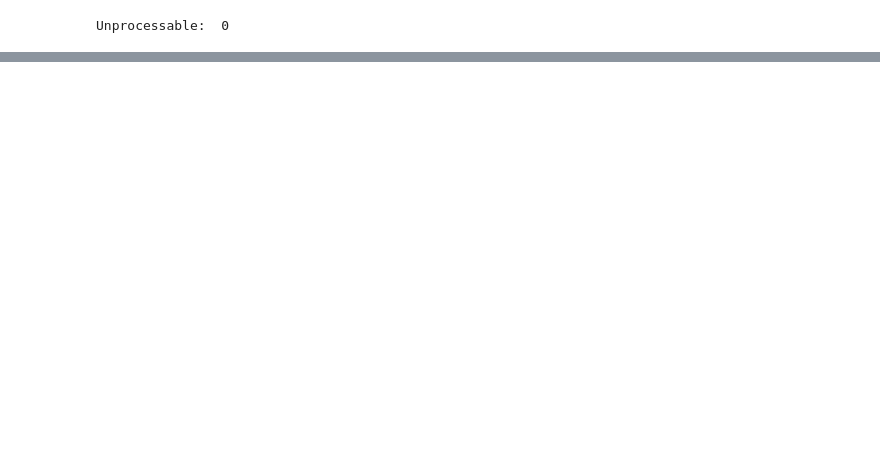
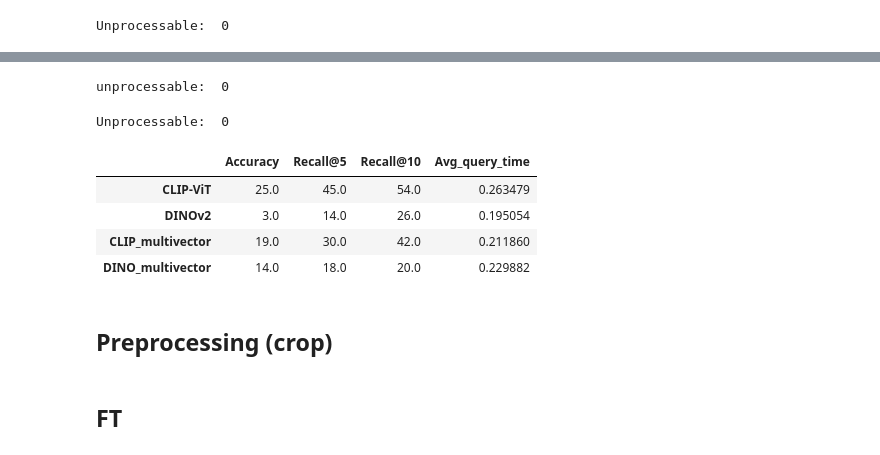
Before and after one commit to InnaBoby/SneakerSearch, a Jupyter notebook: scripts/experiments.ipynb, the cells around one changed output, grey strips where cells are left out. Saved outputs shown, nothing was run; the diff lists cells and outputs as text; code cells hidden in the pictures; blank space fills up the shorter version.

Commit message:
with multivector

```diff
--- a/scripts/experiments.ipynb
+++ b/scripts/experiments.ipynb
@@ -240,7 +260,7 @@ def get_image_embedding(img_path):
 
     preproc_image = processor(images=image, return_tensors="pt").to(device)
     with torch.inference_mode():
-        outputs = model(**preproc_image)
+        outputs = model_dino(**preproc_image)
         image_emb = outputs.last_hidden_state[:, 0, :] # CLS-token
         # Нормализуем эмбеддинг (это важно для поиска в Qdrant)
         image_emb /= image_emb.norm(dim=-1, keepdim=True)
@@ -275,0 +409,8 @@ table
+# %%
+collection_name = "Sneakers_CLIP_multivector"
+
+create_multivector_db(
+    client,
+    collection_name,
+    emb_dim = 512,
+    data = grouped)
@@ -275,0 +459,12 @@ table
+# %%
+recall_10_clip_multivectors, recall_5_clip_multivectors, accuracy_clip_multivectors, avg_query_time_clip_multivectors = count_metrics(collection_name)
+
+df_data = {
+    "Accuracy" : [accuracy_clip, accuracy_dino, accuracy_clip_multivectors],
+    "Recall@5": [recall_5_clip, recall_5_dino, recall_5_clip_multivectors],
+    "Recall@10": [recall_10_clip, recall_10_dino, recall_10_clip_multivectors],
+    "Avg_query_time": [avg_query_time_clip, avg_query_time_dino, avg_query_time_clip_multivectors]
+}
+
+table = pd.DataFrame(data=df_data)
+table
@@ -275,0 +489,33 @@ table
+# %%
+collection_name = "Sneakers_DINO_multivector"
+
+create_multivector_db(
+    client,
+    collection_name,
+    emb_dim = 1024,
+    data = grouped)
+# %% [output]
+unprocessable:  0
+# %%
+recall_10_dino_multivectors, recall_5_dino_multivectors, accuracy_dino_multivectors, avg_query_time_dino_multivectors = count_metrics(collection_name)
+
+df_data = {
+    "Accuracy" : [accuracy_clip, accuracy_dino, accuracy_clip_multivectors, accuracy_dino_multivectors],
+    "Recall@5": [recall_5_clip, recall_5_dino, recall_5_clip_multivectors, recall_5_dino_multivectors],
+    "Recall@10": [recall_10_clip, recall_10_dino, recall_10_clip_multivectors, recall_10_dino_multivectors],
+    "Avg_query_time": [avg_query_time_clip, avg_query_time_dino, avg_query_time_clip_multivectors, avg_query_time_dino_multivectors]
+}
+
+table = pd.DataFrame(data=df_data, index=["CLIP-ViT", "DINOv2", "CLIP_multivector", "DINO_multivector"])
+table
+# %% [output]
+Unprocessable:  0
+|  | Accuracy | Recall@5 | Recall@10 | Avg_query_time |
+| CLIP-ViT | 25.0 | 45.0 | 54.0 | 0.263479 |
+| DINOv2 | 3.0 | 14.0 | 26.0 | 0.195054 |
+| CLIP_multivector | 19.0 | 30.0 | 42.0 | 0.211860 |
+| DINO_multivector | 14.0 | 18.0 | 20.0 | 0.229882 |
+# %% [markdown]
+## Preprocessing (crop)
+# %% [markdown]
+## FT
```
Also changed, not shown: parts of 28 cells of this notebook.
